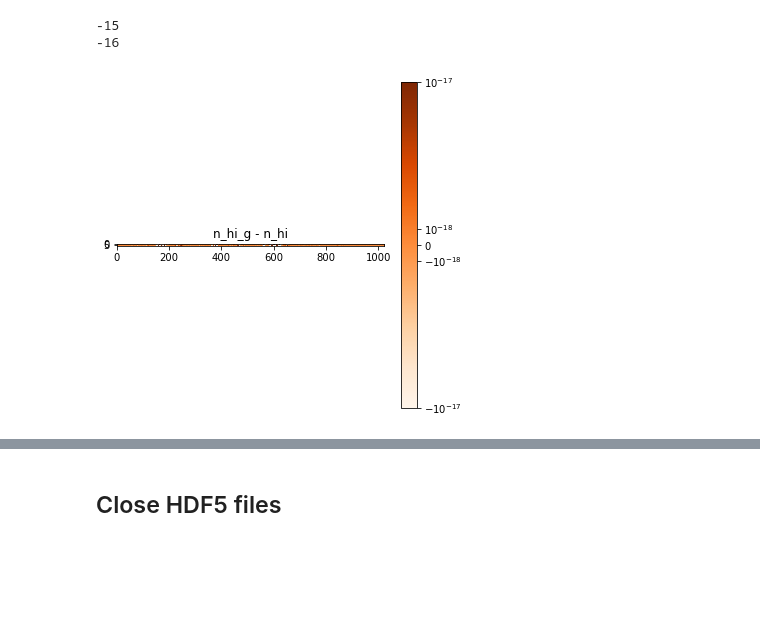
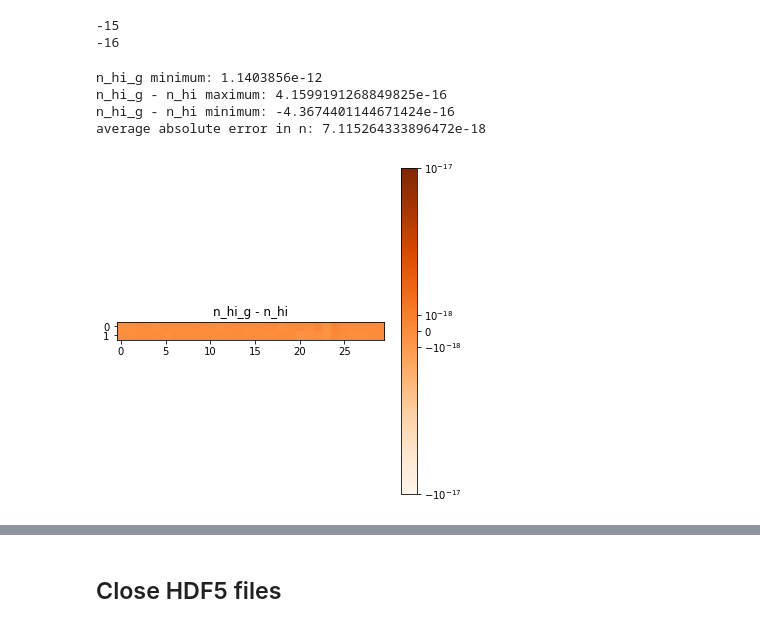
Before and after one commit to Jupiter1994/lya-tf, a Jupyter notebook: lya_fields/plot_fields.ipynb, the cells around one changed output, grey strips where cells are left out. Cells and saved outputs as stored; diff of their text form; code cells hidden in the pictures; blank space fills up the shorter version.

```diff
--- a/lya_fields/plot_fields.ipynb
+++ b/lya_fields/plot_fields.ipynb
@@ -10,7 +10,7 @@ import matplotlib.pyplot as plt
 sim_path = "../../../../../cscratch1/sd/jupiter/sim2_z3_FGPA_cgs.h5"
 
 # dimensions of each tf-derived field
-shape = [1, 10, 1024]
+shape = [2, 2, 1024]
 # string representing the subsection's dimensions, e.g. '4x4x4'
 dims_str = str(shape[0]) + 'x' + str(shape[1]) + 'x' + str(shape[2])
 
@@ -152,10 +157,22 @@ def imshow_symlog(my_matrix, vmin, vmax, cmap, logthresh=5):
 
     plt.title('n_hi_g - n_hi')
     #cbar.ax.set_yticklabels(np.log10(tick_locations))
+# %%
+print('n_hi_g minimum:', np.min(n_hi_g))
+print('n_hi_g - n_hi maximum:', np.max(n_hi_g - n_hi))
+print('n_hi_g - n_hi minimum:', np.min(n_hi_g - n_hi))
+print('average absolute error in n:', np.mean(np.abs(n_hi_g - n_hi)))
+# %% [output]
+n_hi_g minimum: 1.1403856e-12
+n_hi_g - n_hi maximum: 4.1599191268849825e-16
+n_hi_g - n_hi minimum: -4.3674401144671424e-16
+average absolute error in n: 7.115264333896472e-18
 # %%
 v = 1e-17
 
-imshow_symlog(n_hi_g - n_hi, -v, v, cmap='Oranges', logthresh=16)
+resid = n_hi_g - n_hi
+
+imshow_symlog(resid[:, :30], -v, v, cmap='Oranges', logthresh=13)
 # %% [output]
-[figure, old version]
+[figure, new version]
 # %%
```
Also changed, not shown: parts of 6 cells of this notebook, 7 other files.
